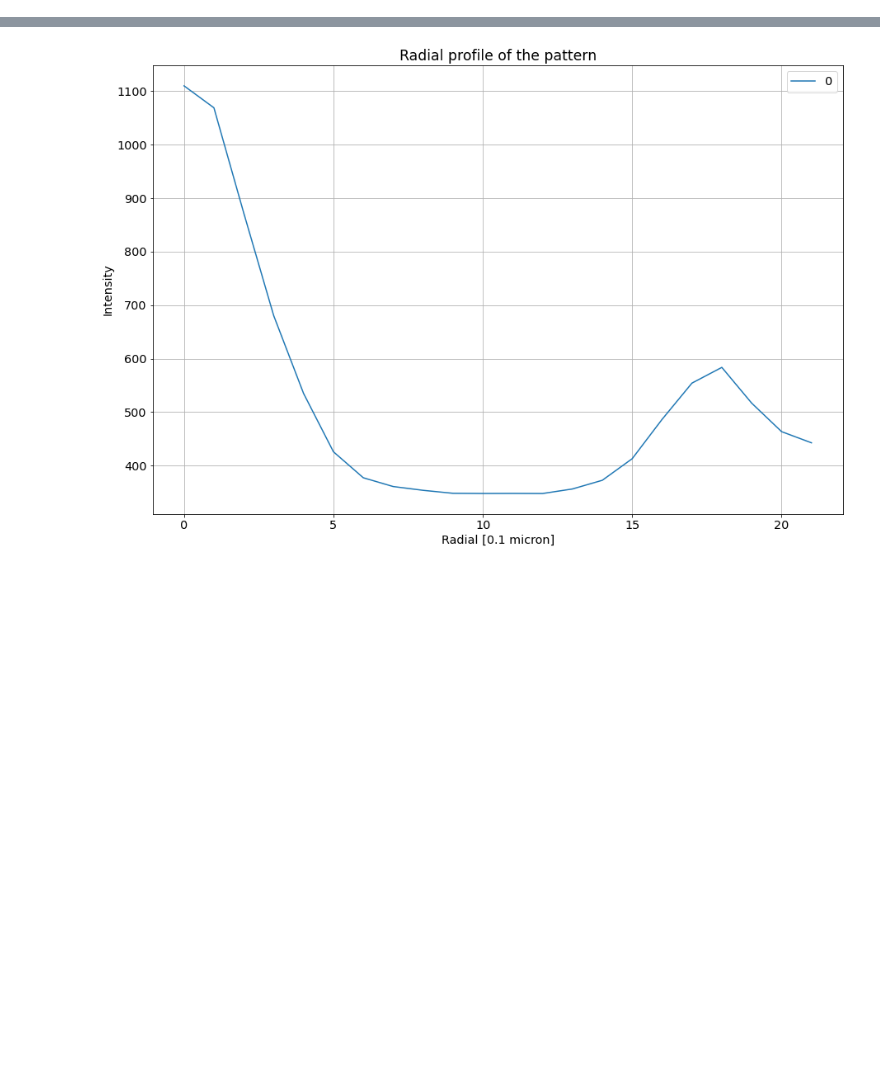
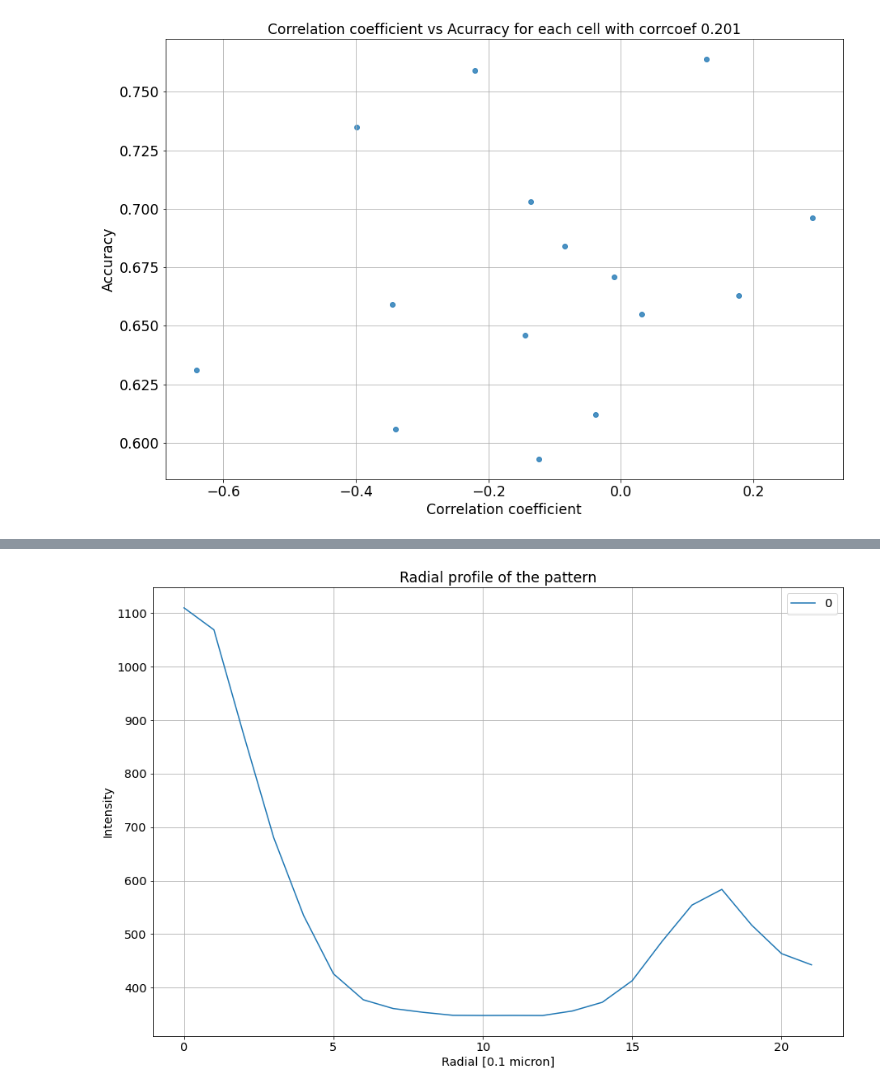
Before and after one commit to ahmed344/AI-based-detection-of-T-cell-features, a Jupyter notebook: Mini_images_classifier/Radial_profile.ipynb, the cells around one changed output, grey strips where cells are left out. Drawn from its saved outputs; the diff is of its cells as text; code cells hidden in the pictures; blank space fills up the shorter version.

```diff
--- a/Mini_images_classifier/Radial_profile.ipynb
+++ b/Mini_images_classifier/Radial_profile.ipynb
@@ -24,0 +189,18 @@ def radial_profile(data):
+# %%
+Manual_accuracy = np.array([0.735, 0.703, 0.671, 0.764, 0.696,
+                            0.759, 0.612, 0.684, 0.606, 0.655, 0.631, 0.593, 0.659, 0.646, 0.663])
+
+plt.figure(figsize=(15,10))
+plt.scatter(Corr, Manual_accuracy, alpha = 0.8)
+plt.xlabel('Correlation coefficient', fontsize = 'xx-large')
+plt.ylabel('Accuracy', fontsize = 'xx-large')
+plt.xticks(fontsize = 'xx-large')
+plt.yticks(fontsize = 'xx-large')
+plt.title('Correlation coefficient vs Acurracy for each cell with corrcoef {:.3f}'.format(np.corrcoef(Corr, Manual_accuracy)[0,1]), fontsize = 'xx-large')
+plt.grid()
+# Save
+plt.savefig('data/actin_comparison/Correlation_coefficient_vs_Acurracy_manual')
+# Show the scattering figure
+plt.show()
+# %% [output]
+[figure, added]
```
Also changed, not shown: parts of 6 cells of this notebook, 2 other files.
